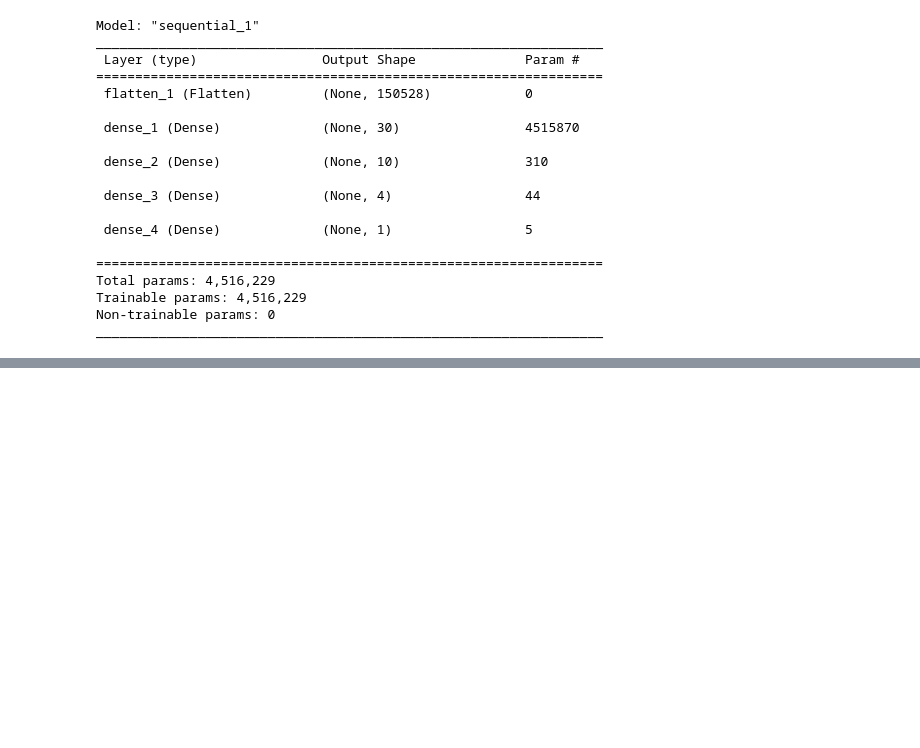
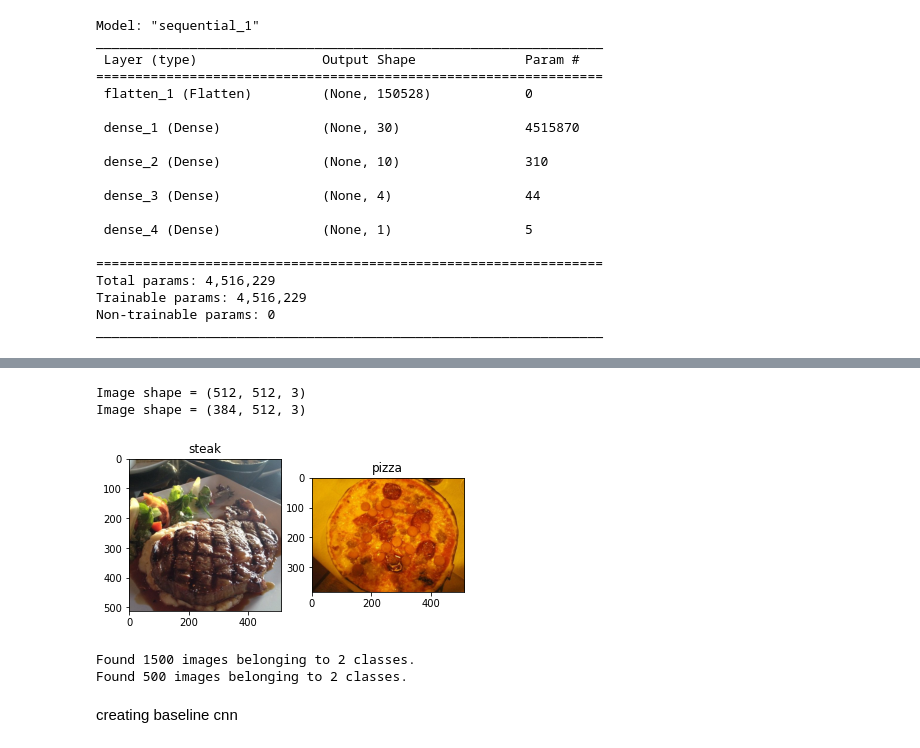
Before and after one commit to KrishnaSChavan/MachineLearning, a Jupyter notebook: CNN_1.ipynb, the cells around one changed output, grey strips where cells are left out. Drawn from its saved outputs; the diff is of its cells as text; code cells hidden in the pictures; blank space fills up the shorter version.

```diff
--- a/CNN_1.ipynb
+++ b/CNN_1.ipynb
@@ -471,0 +483,10 @@ _________________________________________________________________
+# %%
+plt.figure()
+plt.subplot(1,2,1)
+s_image = view_random_img('pizza_steak/train','steak')
+plt.subplot(1,2,2)
+p_img =view_random_img('pizza_steak/train','pizza')
+# %% [output]
+Image shape = (512, 512, 3)
+Image shape = (384, 512, 3)
+[figure, added]
@@ -471,0 +500,17 @@ _________________________________________________________________
+# %%
+train_dir = datagen_train.flow_from_directory(directory=train_dir,# directory to be targerted
+                         batch_size = 32,#number of images per each batch
+                         target_size = (224,224),# dimention to which image is to be converted
+                         class_mode = "binary", # 0/1 or manyclass or many classes
+                          seed = 42)
+test_dir = datagen_test.flow_from_directory(
+                        directory = test_dir,
+                        target_size = (224,224),
+                        batch_size=32,
+                        class_mode = "binary",
+                        seed = 42)
+# %% [output]
+Found 1500 images belonging to 2 classes.
+Found 500 images belonging to 2 classes.
+# %% [markdown]
+creating baseline cnn
```
Also changed, not shown: parts of 18 cells of this notebook.
